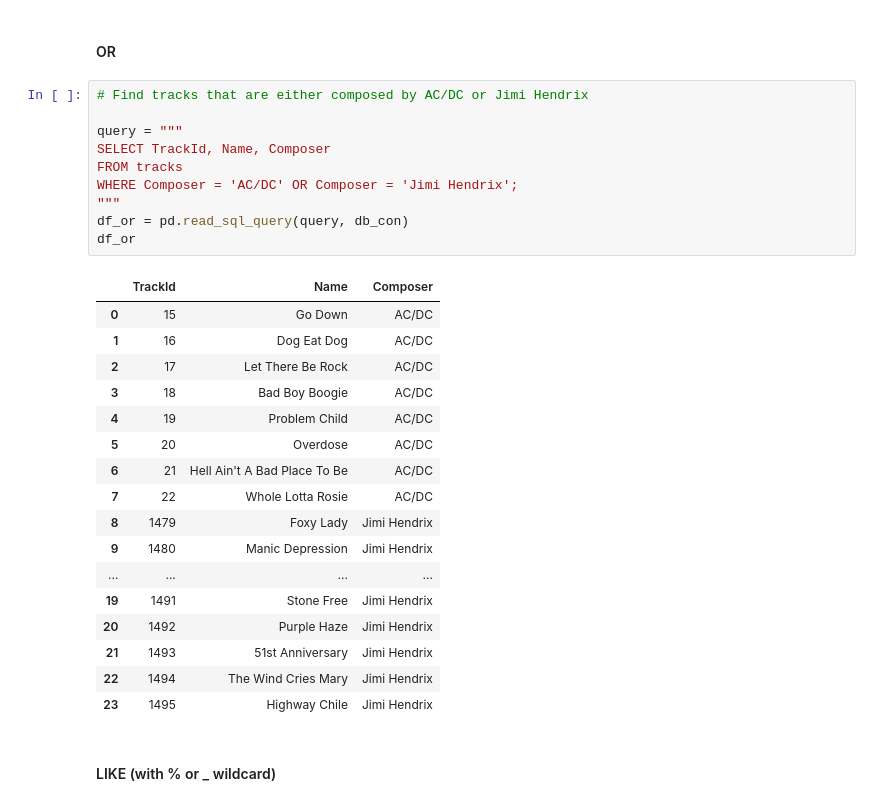
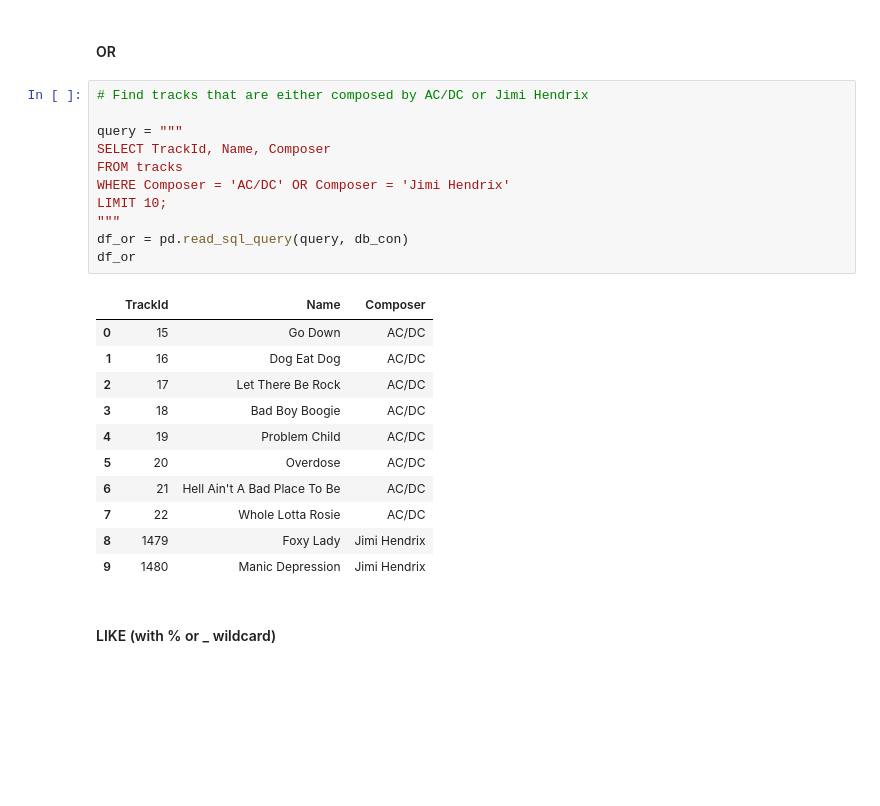
Before and after one commit to ikoghoddds-bit/Data-Science-Portfolio-C21, a Jupyter notebook: Projects/Project-3/SQL.1-Chinook.project.template.ipynb, the cells around one changed output. Saved outputs shown, nothing was run; the diff lists cells and outputs as text; blank space fills up the shorter version.

```diff
--- a/Projects/Project-3/SQL.1-Chinook.project.template.ipynb
+++ b/Projects/Project-3/SQL.1-Chinook.project.template.ipynb
@@ -414,31 +602,26 @@ df
 # %%
 # Find tracks that are either composed by AC/DC or Jimi Hendrix
 
 query = """
 SELECT TrackId, Name, Composer
 FROM tracks
-WHERE Composer = 'AC/DC' OR Composer = 'Jimi Hendrix';
+WHERE Composer = 'AC/DC' OR Composer = 'Jimi Hendrix'
+LIMIT 10;
 """
 df_or = pd.read_sql_query(query, db_con)
 df_or
 # %% [output]
 |  | TrackId | Name | Composer |
 | 0 | 15 | Go Down | AC/DC |
 | 1 | 16 | Dog Eat Dog | AC/DC |
 | 2 | 17 | Let There Be Rock | AC/DC |
 | 3 | 18 | Bad Boy Boogie | AC/DC |
 | 4 | 19 | Problem Child | AC/DC |
 | 5 | 20 | Overdose | AC/DC |
 | 6 | 21 | Hell Ain't A Bad Place To Be | AC/DC |
 | 7 | 22 | Whole Lotta Rosie | AC/DC |
 | 8 | 1479 | Foxy Lady | Jimi Hendrix |
 | 9 | 1480 | Manic Depression | Jimi Hendrix |
-| ... | ... | ... | ... |
-| 19 | 1491 | Stone Free | Jimi Hendrix |
-| 20 | 1492 | Purple Haze | Jimi Hendrix |
-| 21 | 1493 | 51st Anniversary | Jimi Hendrix |
-| 22 | 1494 | The Wind Cries Mary | Jimi Hendrix |
-| 23 | 1495 | Highway Chile | Jimi Hendrix |
 # %% [markdown]
 #### LIKE (with % or _ wildcard)
 # %%
```
Also changed, not shown: parts of 27 cells of this notebook.
